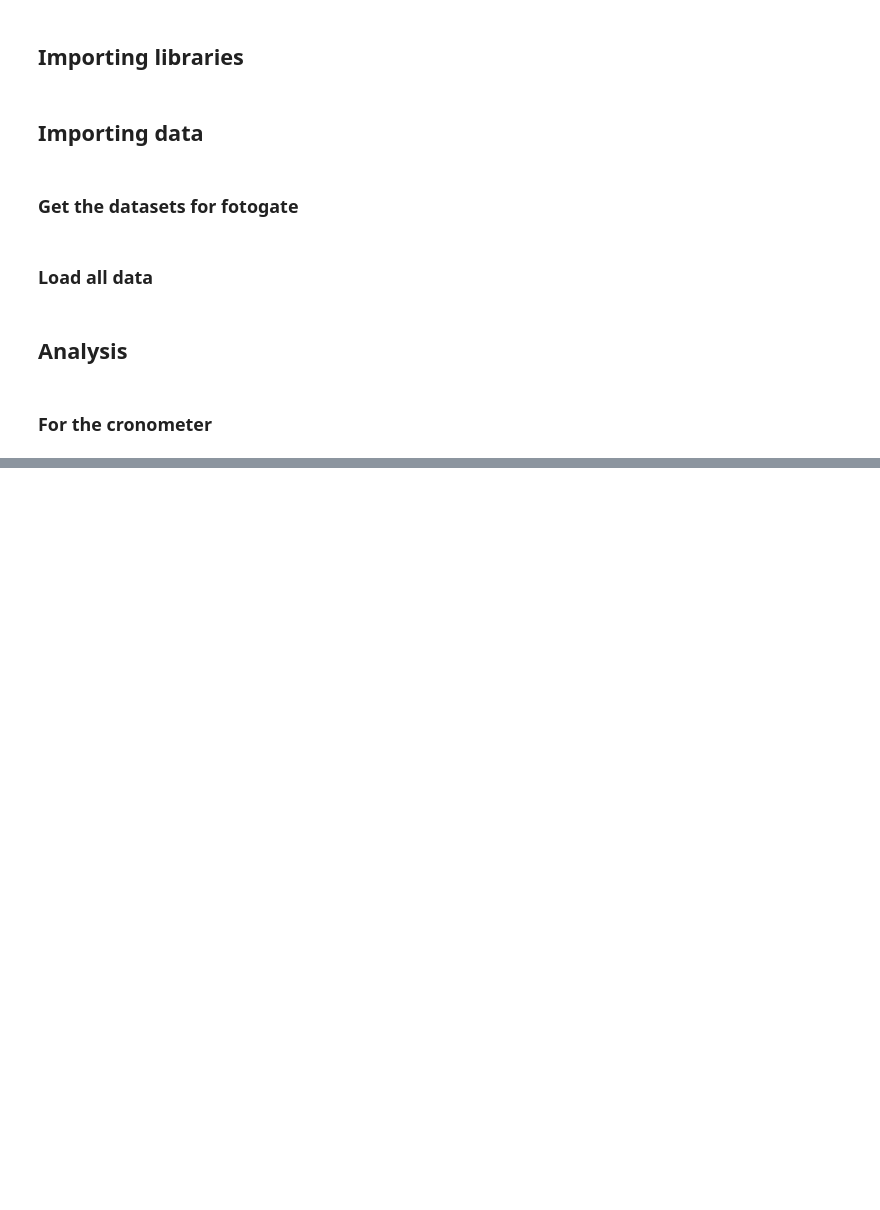
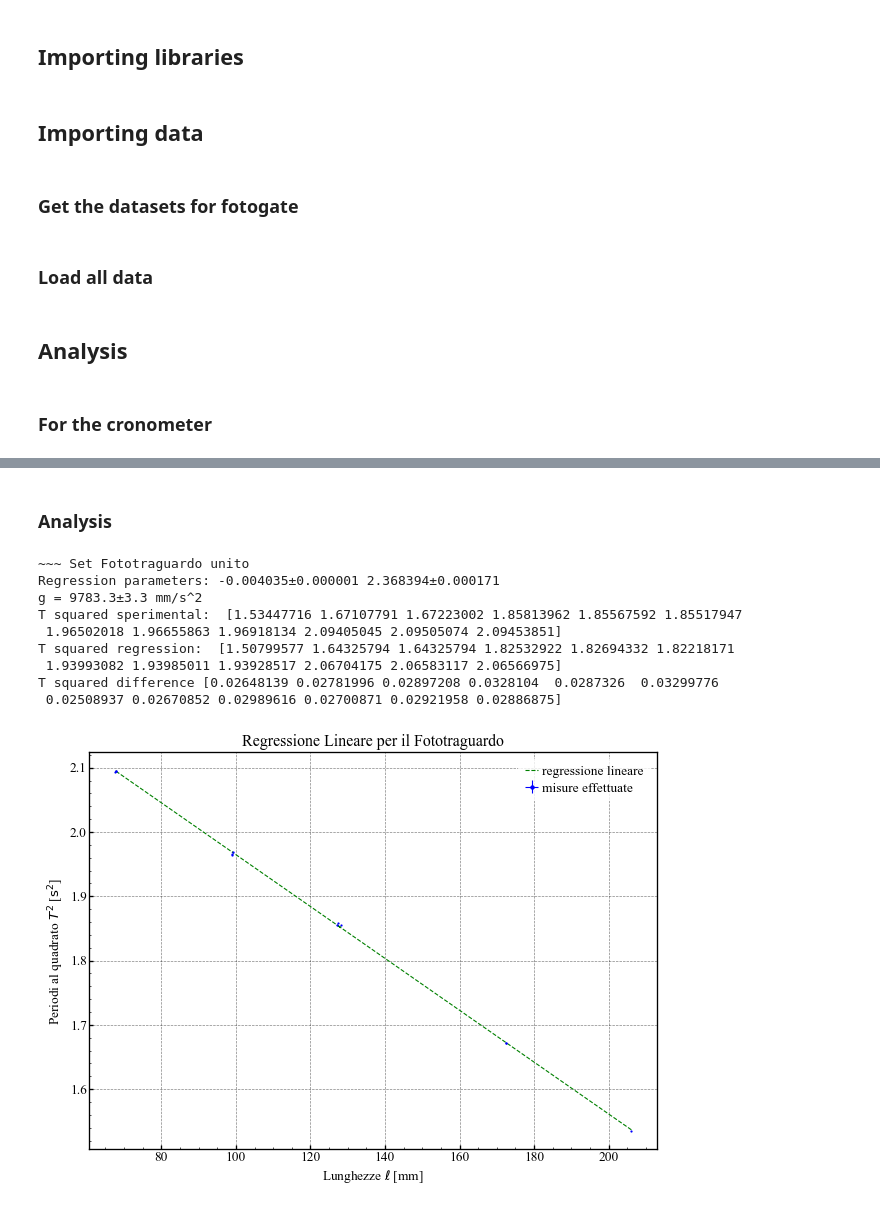
Before and after one commit to Mattia04/Accelerazione-gravitazionale, a Jupyter notebook: script.ipynb, the cells around one changed output, grey strips where cells are left out. Saved outputs shown, nothing was run; the diff lists cells and outputs as text; code cells hidden in the pictures; blank space fills up the shorter version.

```diff
--- a/script.ipynb
+++ b/script.ipynb
@@ -83,0 +211,67 @@ for dataset in data_cronos:
+# %% [markdown]
+### Analysis
+# %%
+squared_periods = np.square(periods) * (
+    1 + (0.01 / (2 * np.pi)) ** 2  # correzione smorzamento (inutile)
+)
+squared_p_std = 2 * np.multiply(std_periods, periods)
+xerr = 0.2 / 1000
+err = np.sqrt(np.square(squared_p_std) + np.square(xerr))
+
+plt.errorbar(
+    lunghezze,
+    squared_periods,
+    fmt="b. ",
+    yerr=squared_p_std,
+    xerr=xerr,
+    label="misure effettuate",
+)
+
+retta = lambda x, a, b: a * x + b
+
+params, cov = scipy.optimize.curve_fit(
+    retta, lunghezze, squared_periods, sigma=err, absolute_sigma=True
+)
+std = np.sqrt(np.diag(cov))
+
+g_value = -(4 * np.pi**2) / params[0]
+g_uncert = -std[0] / params[0] * g_value
+
+plt.plot(
+    lunghezze, retta(lunghezze, *params), ls="--", c="g", label="regressione lineare"
+)
+
+print(f"~~~ Set Fototraguardo unito")
+print("Regression parameters:", *[f"{param:.6f}±{err:.6f}" for param, err in zip(params, std)])
+print(f"g = {g_value:.1f}±{g_uncert:.1f} mm/s^2")
+
+# * check if crosses zero
+lunghezza_riferimento = 405  # mm ± 1
+X = lunghezze[0] - lunghezze + lunghezza_riferimento - functions.calc_cm() # ±1mm
+regression_y = (4 * np.pi**2) * X / g_value # ±4pi^2 * (propagazione degli errori)
+
+print("T squared sperimental: ", squared_periods)
+print("T squared regression: ", regression_y)
+print("T squared difference", squared_periods - regression_y)
+# ! c'è errore sistematico
+# ? come lo tolgo?
+# TODO stimare l'incertezza dell'errore sistematico
+# * ho mezzo centimetro di errore sistematico sulla lunghezza di riferimento
+
+plt.title("Regressione Lineare per il Fototraguardo")
+plt.xlabel(r"Lunghezze $\ell$ [mm]")
+plt.ylabel(r"Periodi al quadrato $T^2$ [$\text{s}^2$]")
+plt.legend()
+
+plt.savefig("images/Regressione Lineare Fototraguardo.png")
+# %% [output]
+~~~ Set Fototraguardo unito
+Regression parameters: -0.004035±0.000001 2.368394±0.000171
+g = 9783.3±3.3 mm/s^2
+T squared sperimental:  [1.53447716 1.67107791 1.67223002 1.85813962 1.85567592 1.85517947
+ 1.96502018 1.96655863 1.96918134 2.09405045 2.09505074 2.09453851]
+T squared regression:  [1.50799577 1.64325794 1.64325794 1.82532922 1.82694332 1.82218171
+ 1.93993082 1.93985011 1.93928517 2.06704175 2.06583117 2.06566975]
+T squared difference [0.02648139 0.02781996 0.02897208 0.0328104  0.0287326  0.03299776
+ 0.02508937 0.02670852 0.02989616 0.02700871 0.02921958 0.02886875]
+[figure, added]
```
Also changed, not shown: parts of 7 cells of this notebook.
